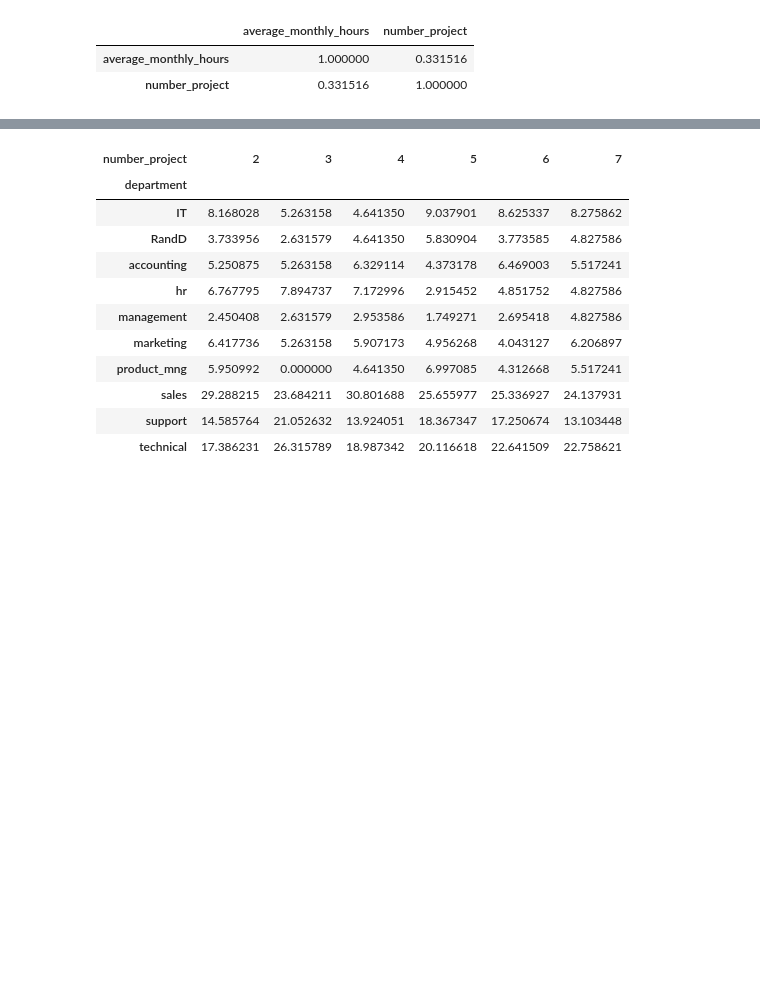
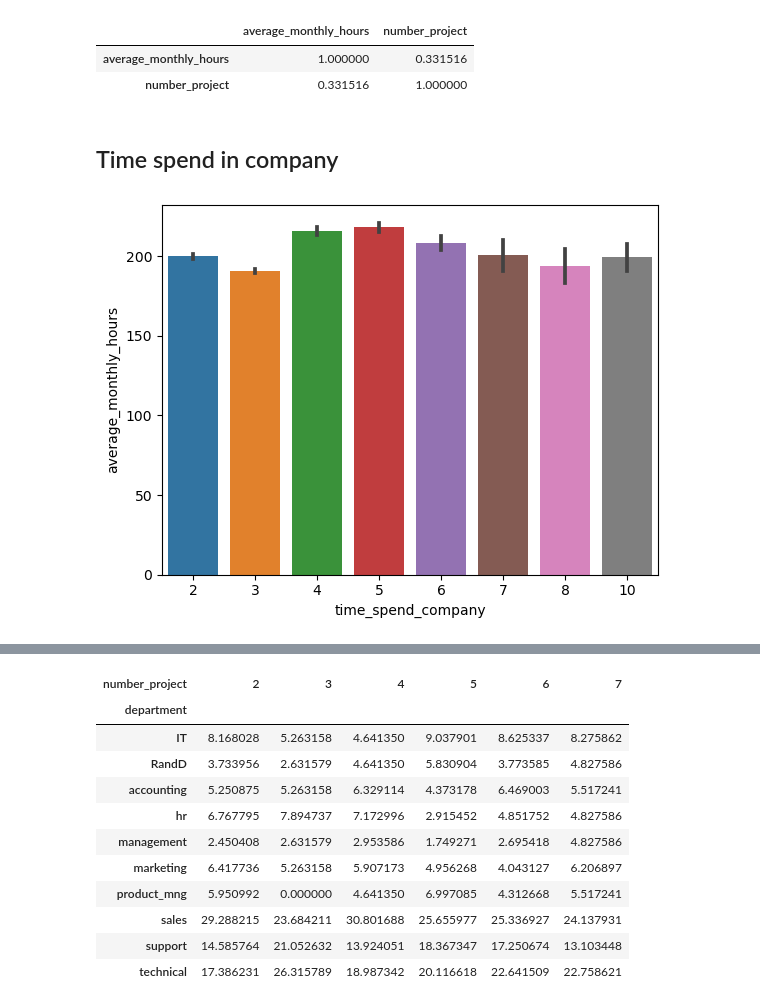
Before and after one commit to himanshuarora1703/DS_Projects, a Jupyter notebook: Churn Modelling/HR Churn Modelling.ipynb, the cells around one changed output, grey strips where cells are left out. Cells and saved outputs as stored; diff of their text form; code cells hidden in the pictures; blank space fills up the shorter version.

```diff
--- a/Churn Modelling/HR Churn Modelling.ipynb
+++ b/Churn Modelling/HR Churn Modelling.ipynb
@@ -554,3 +552,12 @@ df[['average_monthly_hours','number_project']].corr()
 |  | average_monthly_hours | number_project |
 | average_monthly_hours | 1.000000 | 0.331516 |
 | number_project | 0.331516 | 1.000000 |
+# %% [markdown]
+## Time spend in company
+# %%
+# relationship between time spend in company and avg monthly working hours
+
+sns.barplot(x='time_spend_company',y='average_monthly_hours',data=df)
+plt.show()
+# %% [output]
+[figure, added]
```
Also changed, not shown: parts of 20 cells of this notebook.
